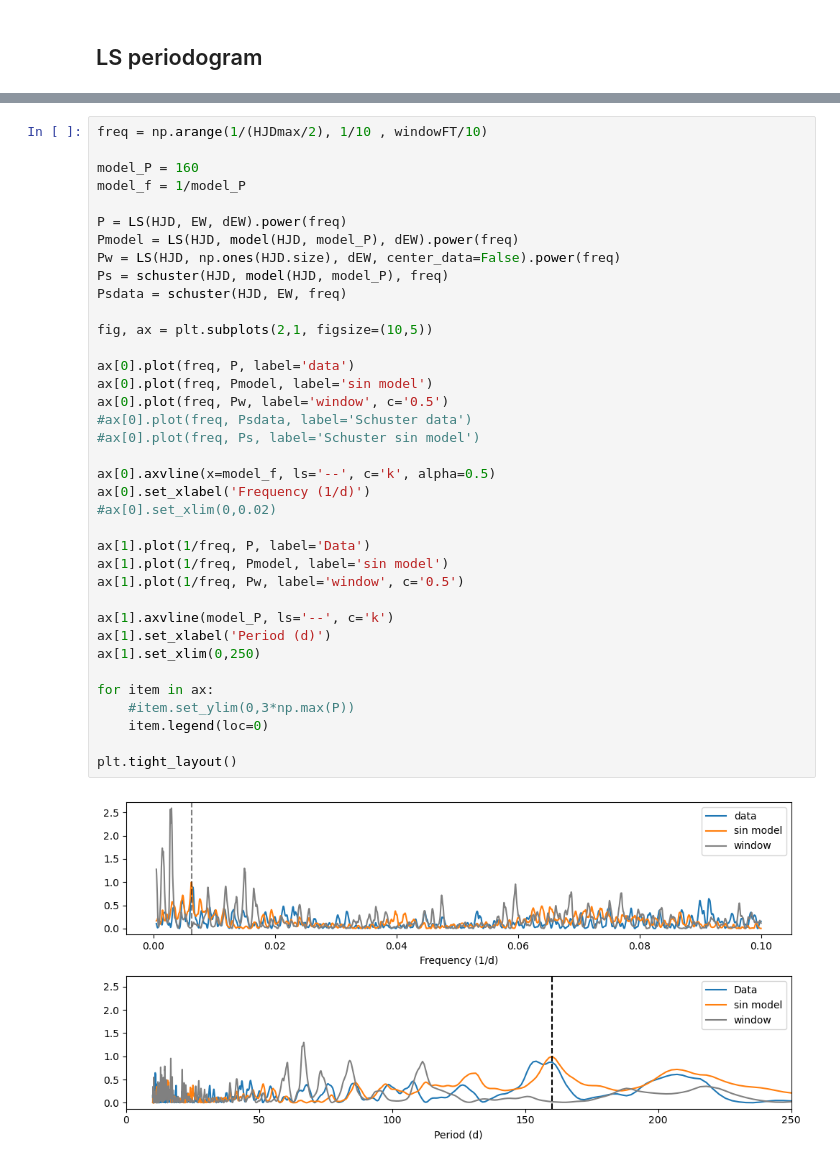
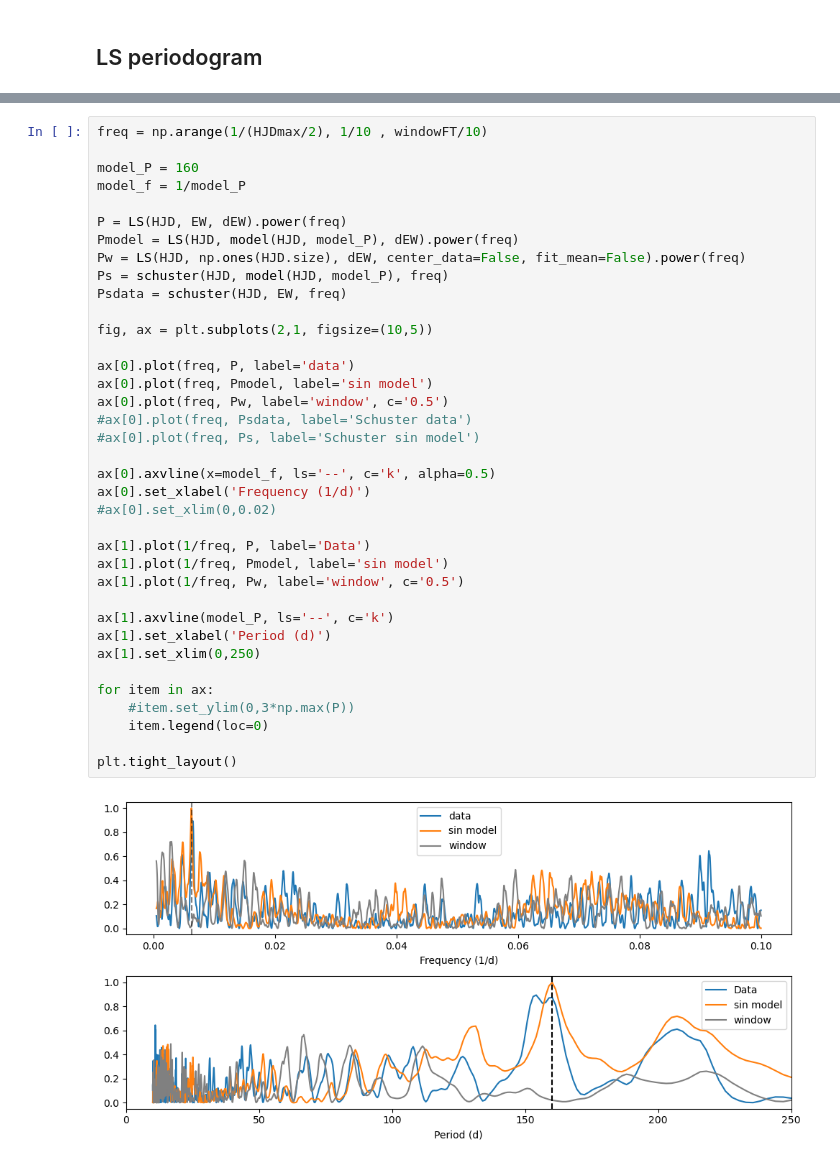
Before and after one commit to shaqsead16/ngc1624-2021, a Jupyter notebook: LSuncertainties/LSunertainties.ipynb, the cells around one changed output, grey strips where cells are left out. Cells and saved outputs as stored; diff of their text form.

```diff
--- a/LSuncertainties/LSunertainties.ipynb
+++ b/LSuncertainties/LSunertainties.ipynb
@@ -452,34 +452,34 @@ model_f = 1/model_P
 
 P = LS(HJD, EW, dEW).power(freq)
 Pmodel = LS(HJD, model(HJD, model_P), dEW).power(freq)
-Pw = LS(HJD, np.ones(HJD.size), dEW, center_data=False).power(freq)
+Pw = LS(HJD, np.ones(HJD.size), dEW, center_data=False, fit_mean=False).power(freq)
 Ps = schuster(HJD, model(HJD, model_P), freq)
 Psdata = schuster(HJD, EW, freq)
 
 fig, ax = plt.subplots(2,1, figsize=(10,5))
 
 ax[0].plot(freq, P, label='data')
 ax[0].plot(freq, Pmodel, label='sin model')
 ax[0].plot(freq, Pw, label='window', c='0.5')
 #ax[0].plot(freq, Psdata, label='Schuster data')
 #ax[0].plot(freq, Ps, label='Schuster sin model')
 
 ax[0].axvline(x=model_f, ls='--', c='k', alpha=0.5)
 ax[0].set_xlabel('Frequency (1/d)')
 #ax[0].set_xlim(0,0.02)
 
 ax[1].plot(1/freq, P, label='Data')
 ax[1].plot(1/freq, Pmodel, label='sin model')
 ax[1].plot(1/freq, Pw, label='window', c='0.5')
 
 ax[1].axvline(model_P, ls='--', c='k')
 ax[1].set_xlabel('Period (d)')
 ax[1].set_xlim(0,250)
 
 for item in ax:
     #item.set_ylim(0,3*np.max(P))
     item.legend(loc=0)
 
 plt.tight_layout()
 # %% [output]
-[figure, old version]
+[figure, new version]
```
Also changed, not shown: parts of 1 cell of this notebook.
